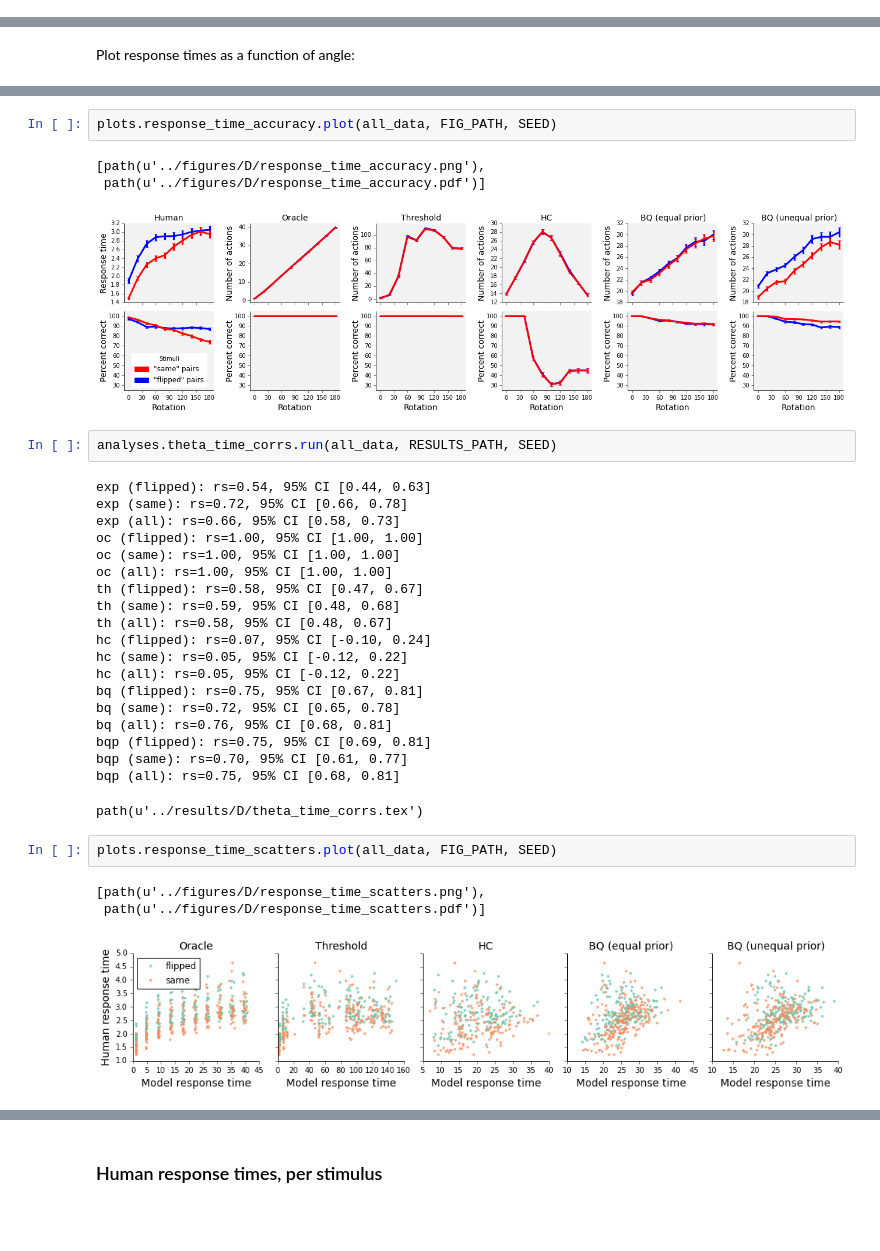
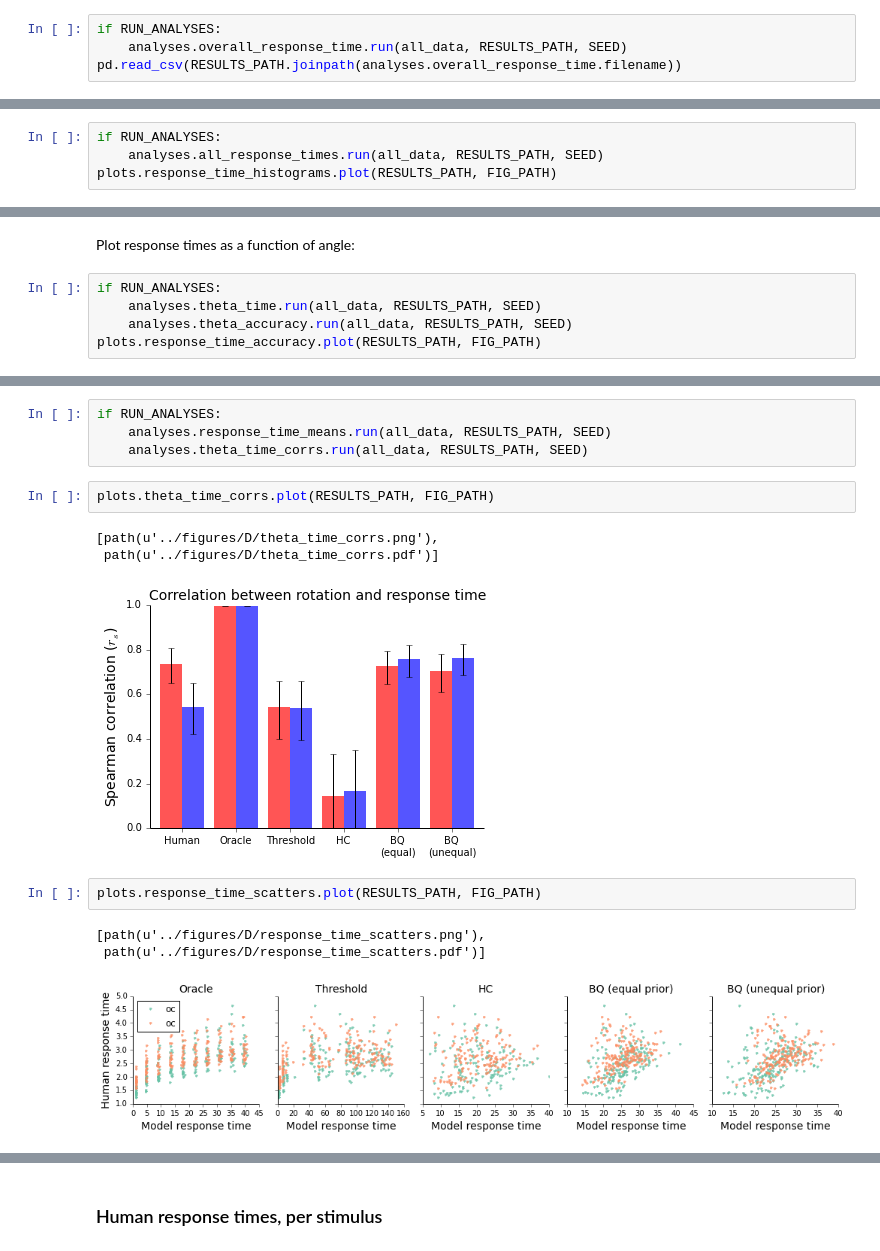
Before and after one commit to jhamrick/optimal-mental-rotation, a Jupyter notebook: analysis/experiment-analysis.ipynb, the cells around one changed output, grey strips where cells are left out. Saved outputs shown, nothing was run; the diff lists cells and outputs as text; blank space fills up the shorter version.

```diff
--- a/analysis/experiment-analysis.ipynb
+++ b/analysis/experiment-analysis.ipynb
@@ -85,0 +74,4 @@ path(u'../results/D/response_time.tex')
+# %%
+if RUN_ANALYSES:
+    analyses.overall_response_time.run(all_data, RESULTS_PATH, SEED)
+pd.read_csv(RESULTS_PATH.joinpath(analyses.overall_response_time.filename))
@@ -93,0 +91,4 @@ plots.response_time_histograms.plot(all_data, FIG_PATH, SEED)
+# %%
+if RUN_ANALYSES:
+    analyses.all_response_times.run(all_data, RESULTS_PATH, SEED)
+plots.response_time_histograms.plot(RESULTS_PATH, FIG_PATH)
@@ -94,2 +99,7 @@ plots.response_time_histograms.plot(all_data, FIG_PATH, SEED)
 # %% [markdown]
 Plot response times as a function of angle:
+# %%
+if RUN_ANALYSES:
+    analyses.theta_time.run(all_data, RESULTS_PATH, SEED)
+    analyses.theta_accuracy.run(all_data, RESULTS_PATH, SEED)
+plots.response_time_accuracy.plot(RESULTS_PATH, FIG_PATH)
@@ -96,35 +110,17 @@ Plot response times as a function of angle:
+# %%
+if RUN_ANALYSES:
+    analyses.response_time_means.run(all_data, RESULTS_PATH, SEED)
+    analyses.theta_time_corrs.run(all_data, RESULTS_PATH, SEED)
 # %%
-plots.response_time_accuracy.plot(all_data, FIG_PATH, SEED)
+plots.theta_time_corrs.plot(RESULTS_PATH, FIG_PATH)
 # %% [output]
-[path(u'../figures/D/response_time_accuracy.png'),
- path(u'../figures/D/response_time_accuracy.pdf')]
+[path(u'../figures/D/theta_time_corrs.png'),
+ path(u'../figures/D/theta_time_corrs.pdf')]
-[figure, old version]
+[figure, new version]
-# %%
-analyses.theta_time_corrs.run(all_data, RESULTS_PATH, SEED)
-# %% [output]
-exp (flipped): rs=0.54, 95% CI [0.44, 0.63]
-exp (same): rs=0.72, 95% CI [0.66, 0.78]
-exp (all): rs=0.66, 95% CI [0.58, 0.73]
-oc (flipped): rs=1.00, 95% CI [1.00, 1.00]
-oc (same): rs=1.00, 95% CI [1.00, 1.00]
-oc (all): rs=1.00, 95% CI [1.00, 1.00]
-th (flipped): rs=0.58, 95% CI [0.47, 0.67]
-th (same): rs=0.59, 95% CI [0.48, 0.68]
-th (all): rs=0.58, 95% CI [0.48, 0.67]
-hc (flipped): rs=0.07, 95% CI [-0.10, 0.24]
-hc (same): rs=0.05, 95% CI [-0.12, 0.22]
-hc (all): rs=0.05, 95% CI [-0.12, 0.22]
-bq (flipped): rs=0.75, 95% CI [0.67, 0.81]
-bq (same): rs=0.72, 95% CI [0.65, 0.78]
-bq (all): rs=0.76, 95% CI [0.68, 0.81]
-bqp (flipped): rs=0.75, 95% CI [0.69, 0.81]
-bqp (same): rs=0.70, 95% CI [0.61, 0.77]
-bqp (all): rs=0.75, 95% CI [0.68, 0.81]
-path(u'../results/D/theta_time_corrs.tex')
 # %%
-plots.response_time_scatters.plot(all_data, FIG_PATH, SEED)
+plots.response_time_scatters.plot(RESULTS_PATH, FIG_PATH)
 # %% [output]
 [path(u'../figures/D/response_time_scatters.png'),
  path(u'../figures/D/response_time_scatters.pdf')]
-[figure, old version]
+[figure, new version]
 # %%
```
Also changed, not shown: parts of 29 cells of this notebook.
